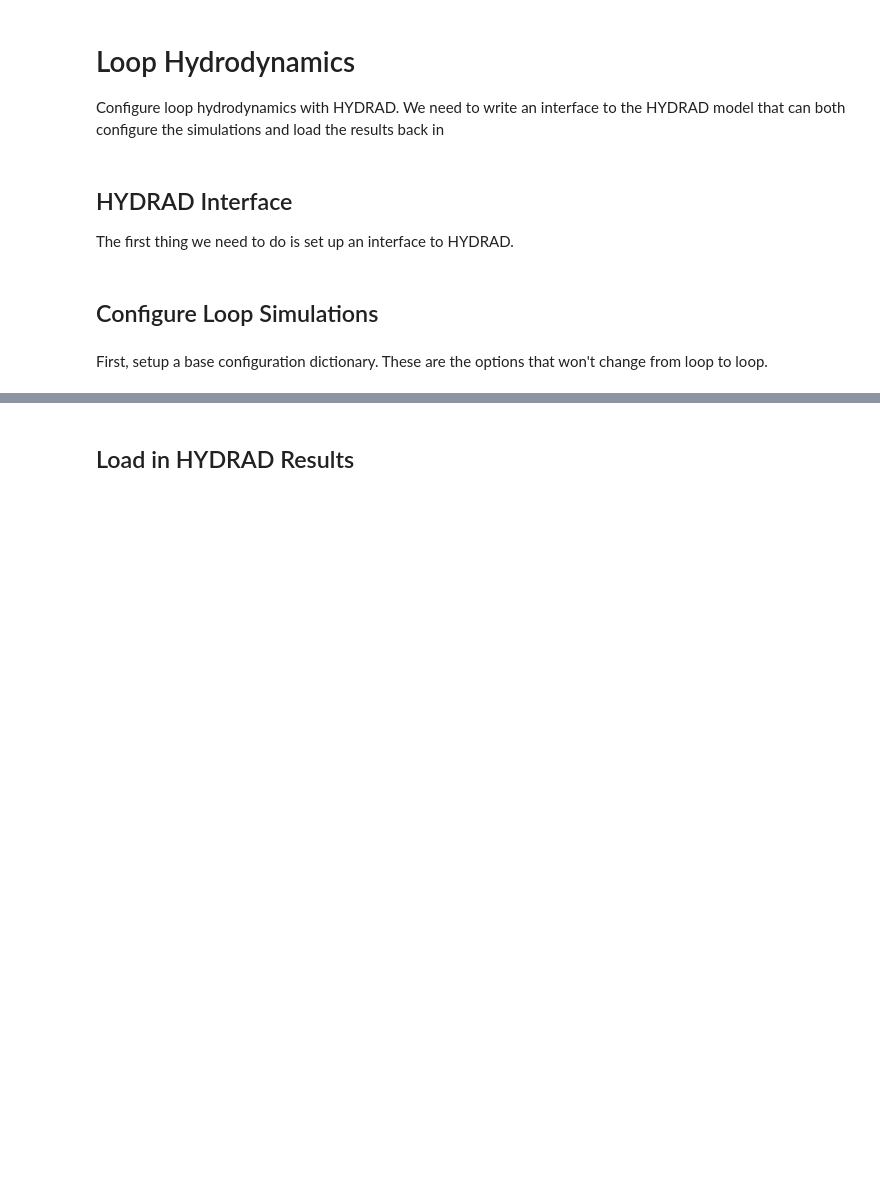
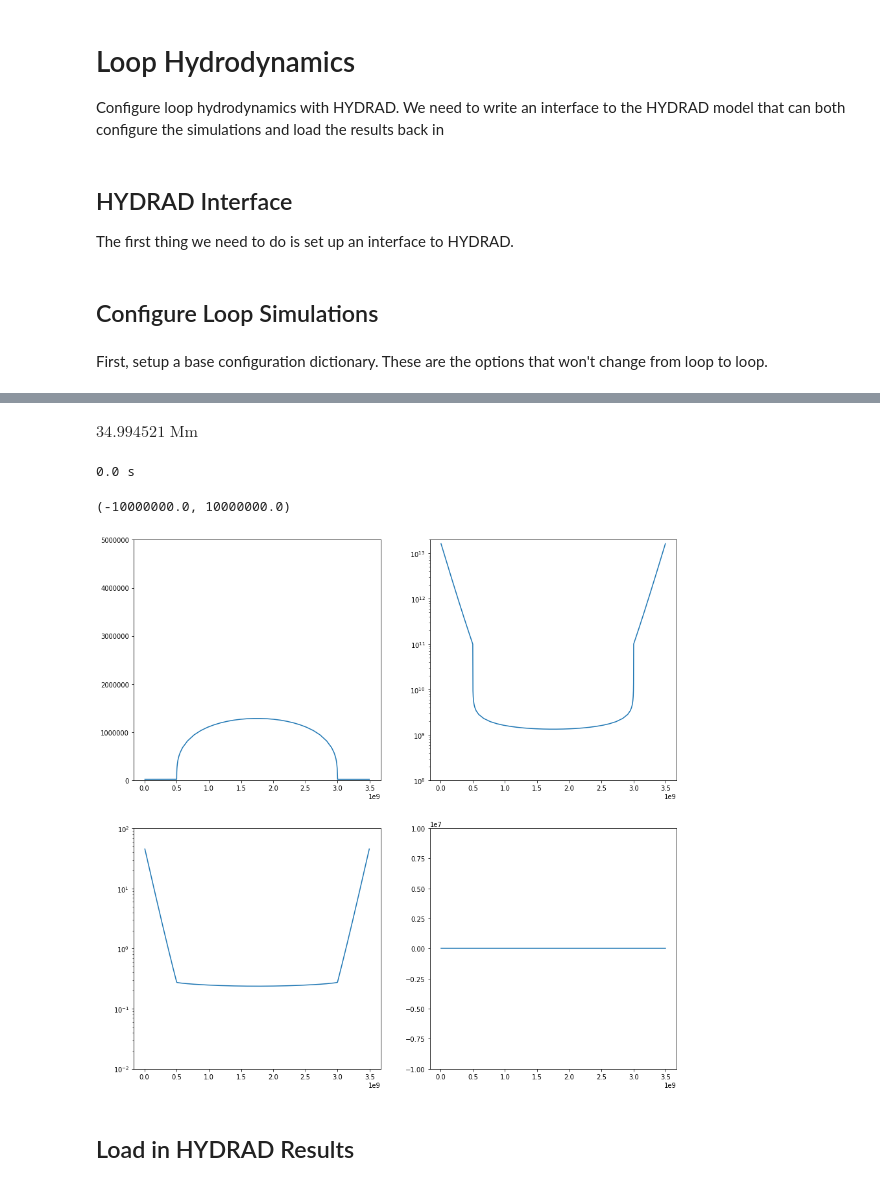
Before and after one commit to wtbarnes/hi_c_simulation, a Jupyter notebook: loop_hydrodynamics.ipynb, the cells around one changed output, grey strips where cells are left out. Saved outputs shown, nothing was run; the diff lists cells and outputs as text; code cells hidden in the pictures; blank space fills up the shorter version.

```diff
--- a/loop_hydrodynamics.ipynb
+++ b/loop_hydrodynamics.ipynb
@@ -300,2 +218,30 @@ $[0.001925869,~0.0018479449,~0.0016792514,~0.0014864354,~0.0012791004,~0.0010596
+# %%
+strand0.loop_length.to(u.Mm)
+# %% [output]
+$34.994521 \; \mathrm{Mm}$
+# %%
+strand0 = Strand('/storage-home/w/wtb2/data/hi_c_simulation/hydrodynamics/loop000000/')
+# %%
+plt.figure(figsize=(15,15))
+i_time = 0
+print(strand0.time[i_time])
+plt.subplot(221)
+plt.plot(strand0[i_time].coordinate, strand0[i_time].electron_temperature)
+plt.ylim(0,5e6)
+plt.subplot(222)
+plt.plot(strand0[i_time].coordinate, strand0[i_time].electron_density)
+plt.ylim(1e8,2e13)
+plt.yscale('log')
+plt.subplot(223)
+plt.plot(strand0[i_time].coordinate, strand0[i_time].electron_pressure)
+plt.ylim(1e-2,1e2)
+plt.yscale('log')
+plt.subplot(224)
+plt.plot(strand0[i_time].coordinate, strand0[i_time].velocity)
+plt.ylim(-1e7,1e7)
+# %% [output]
+0.0 s
+(-10000000.0, 10000000.0)
+[figure, added]
 # %% [markdown]
 ## Load in HYDRAD Results
```
Also changed, not shown: parts of 23 cells of this notebook, 1 other file.
